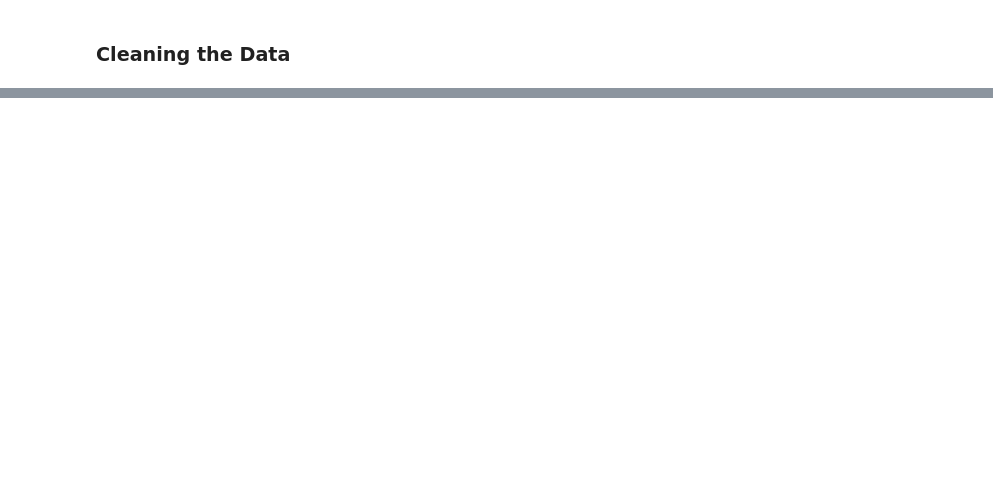
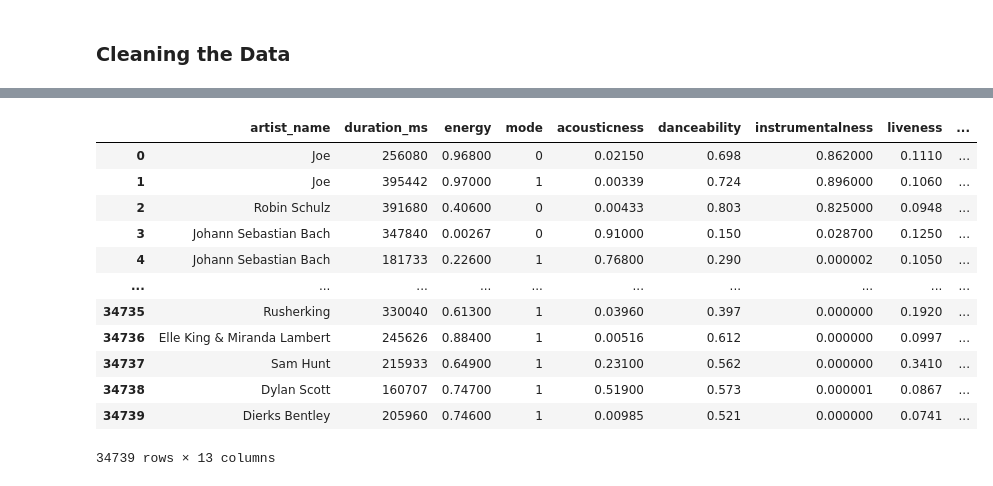
Before and after one commit to sumanasithalam/Top-Charts-Song-Classification, a Jupyter notebook: SongsAnalysis.ipynb, the cells around one changed output, grey strips where cells are left out. Saved outputs shown, nothing was run; the diff lists cells and outputs as text; code cells hidden in the pictures; blank space fills up the shorter version.

```diff
--- a/SongsAnalysis.ipynb
+++ b/SongsAnalysis.ipynb
@@ -110,0 +237,16 @@ cleaned_dataset = clean_data(uncleaned_song_data)
+# %%
+cleaned_song_data
+# %% [output]
+|  | artist_name | duration_ms | energy | mode | acousticness | danceability | instrumentalness | liveness | ... |
+| 0 | Joe | 256080 | 0.96800 | 0 | 0.02150 | 0.698 | 0.862000 | 0.1110 | ... |
+| 1 | Joe | 395442 | 0.97000 | 1 | 0.00339 | 0.724 | 0.896000 | 0.1060 | ... |
+| 2 | Robin Schulz | 391680 | 0.40600 | 0 | 0.00433 | 0.803 | 0.825000 | 0.0948 | ... |
+| 3 | Johann Sebastian Bach | 347840 | 0.00267 | 0 | 0.91000 | 0.150 | 0.028700 | 0.1250 | ... |
+| 4 | Johann Sebastian Bach | 181733 | 0.22600 | 1 | 0.76800 | 0.290 | 0.000002 | 0.1050 | ... |
+| ... | ... | ... | ... | ... | ... | ... | ... | ... | ... |
+| 34735 | Rusherking | 330040 | 0.61300 | 1 | 0.03960 | 0.397 | 0.000000 | 0.1920 | ... |
+| 34736 | Elle King & Miranda Lambert | 245626 | 0.88400 | 1 | 0.00516 | 0.612 | 0.000000 | 0.0997 | ... |
+| 34737 | Sam Hunt | 215933 | 0.64900 | 1 | 0.23100 | 0.562 | 0.000000 | 0.3410 | ... |
+| 34738 | Dylan Scott | 160707 | 0.74700 | 1 | 0.51900 | 0.573 | 0.000001 | 0.0867 | ... |
+| 34739 | Dierks Bentley | 205960 | 0.74600 | 1 | 0.00985 | 0.521 | 0.000000 | 0.0741 | ... |
+34739 rows × 13 columns
```
Also changed, not shown: parts of 16 cells of this notebook.
